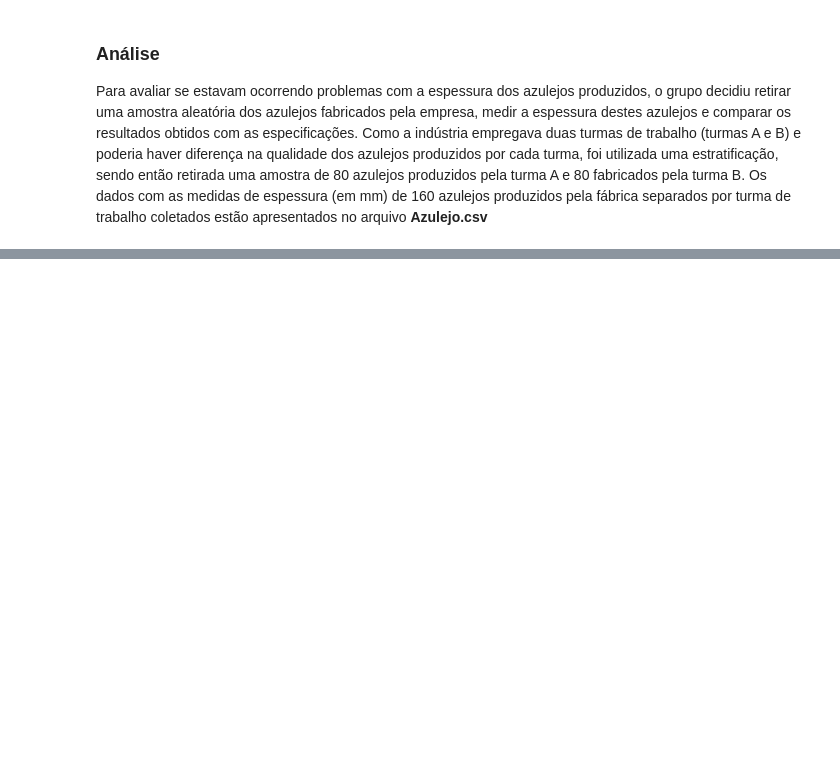
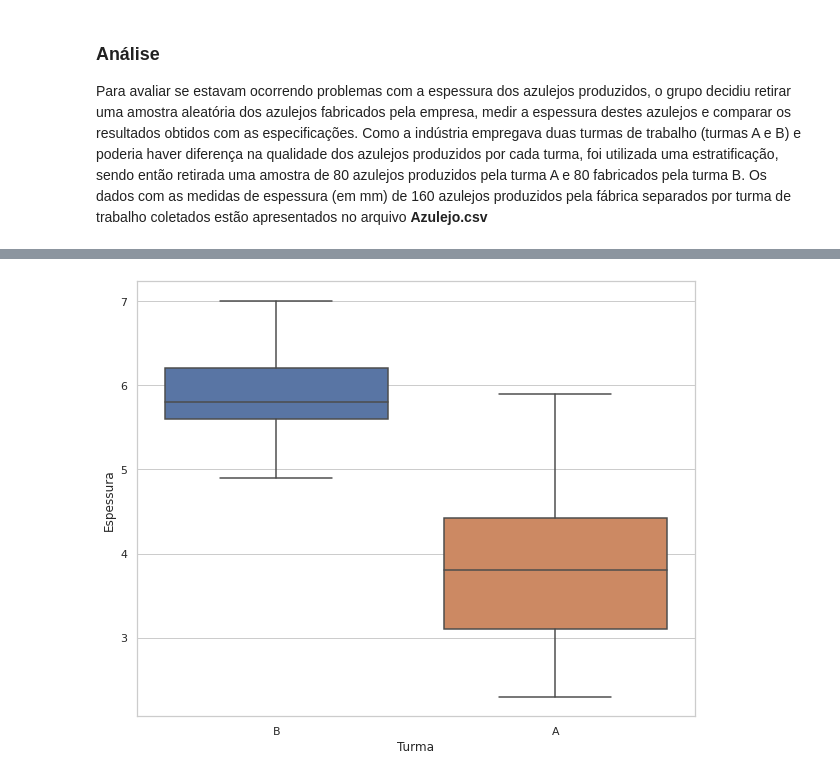
Before and after one commit to titilomt/data_science_puc_projects, a Jupyter notebook: EstatisticaPOS_trab_01.ipynb, the cells around one changed output, grey strips where cells are left out. Drawn from its saved outputs; the diff is of its cells as text; code cells hidden in the pictures; blank space fills up the shorter version.

```diff
--- a/EstatisticaPOS_trab_01.ipynb
+++ b/EstatisticaPOS_trab_01.ipynb
@@ -38,0 +105,9 @@ separados por turma de trabalho coletados estão apresentados no arquivo **Azule
+# %%
+# Boxplot grafico para distribuição numerica de Turmas A x B
+%matplotlib inline
+
+sns.set(style="whitegrid")
+plt.figure(figsize=(10,8))
+ax = sns.boxplot(x='Turma', y='Espessura', data=df_azulejo, orient="v")
+# %% [output]
+[figure, added]
```
Also changed, not shown: parts of 13 cells of this notebook.
